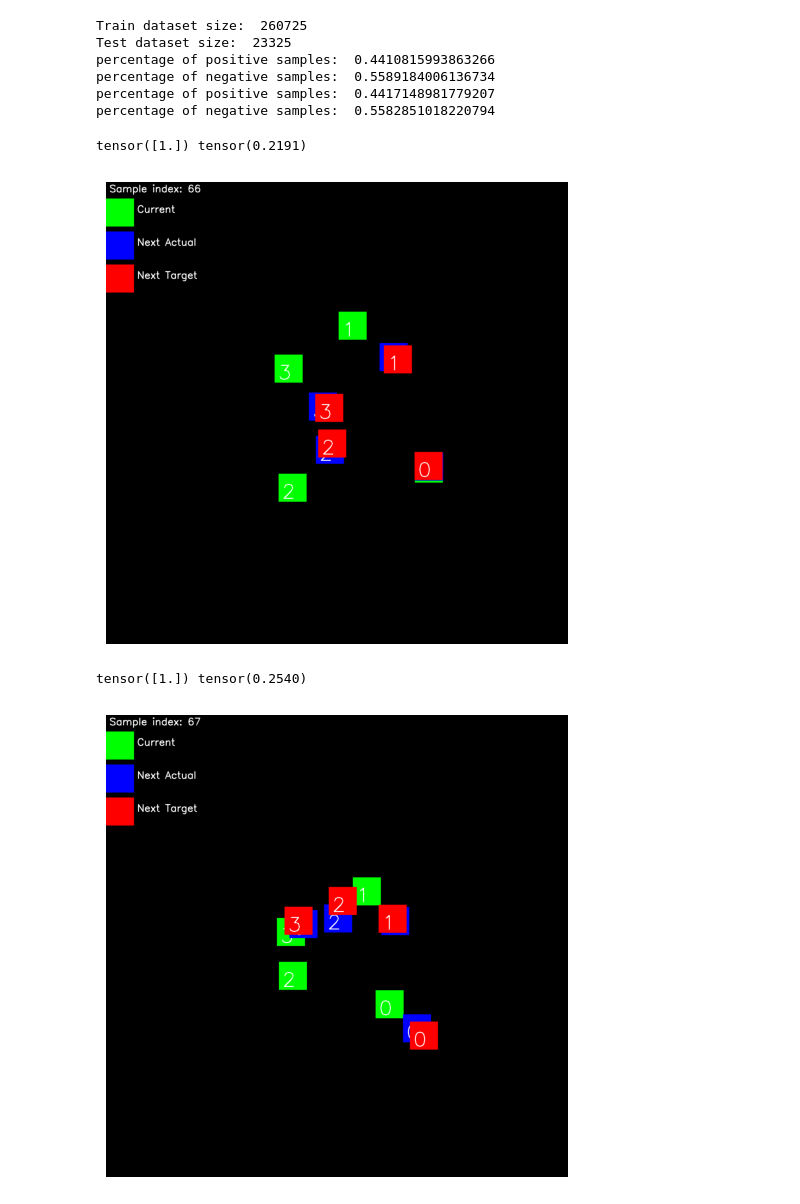
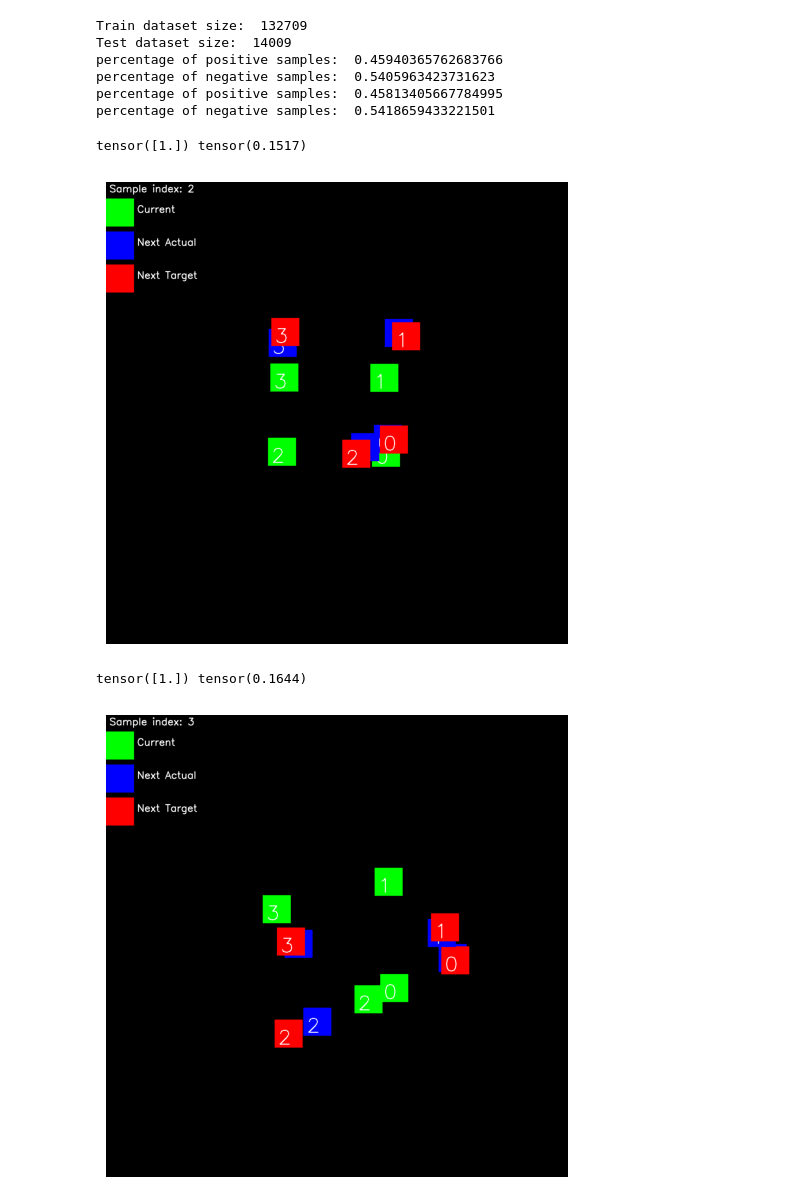
Before and after one commit to Atarilab/esfal, a Jupyter notebook: project/learning_jump_feasibility/test_data.ipynb, the cells around one changed output. Drawn from its saved outputs; the diff is of its cells as text; code cells hidden in the pictures.

```diff
--- a/project/learning_jump_feasibility/test_data.ipynb
+++ b/project/learning_jump_feasibility/test_data.ipynb
@@ -1,6 +1,6 @@
 # %%
-TRAIN_DATA_PATH = "/home/atari_ws/data/learning_jump_feasibility/train/data.npz"
-TEST_DATA_PATH = "/home/atari_ws/esfal/data/learning_jump_feasibility/test/data.npz"
+TRAIN_DATA_PATH = "/home/akizhanov/esfal/data/learning_jump_feasibility/train/data"
+TEST_DATA_PATH = "/home/akizhanov/esfal/data/learning_jump_feasibility/test/data"
 
 from data.dataset_supervised import DatasetFactory
 from utils.config import Config
@@ -21,7 +21,7 @@ data_cfg = {
     }
 
 train_dataset = DatasetFactory.get("classifier", data_cfg)
-# train_dataset = DatasetFactory.get("regressor", data_cfg)
+# # train_dataset = DatasetFactory.get("regressor", data_cfg)
 print("Train dataset size: ", len(train_dataset))
 
 data_cfg['data_path'] = TEST_DATA_PATH
@@ -55,22 +55,22 @@ for i in range(len(test_dataset)):
 print("percentage of positive samples: ", num_pos / len(test_dataset))
 print("percentage of negative samples: ", num_neg / len(test_dataset))
 # %% [output]
-Train dataset size:  260725
-Test dataset size:  23325
-percentage of positive samples:  0.4410815993863266
-percentage of negative samples:  0.5589184006136734
-percentage of positive samples:  0.4417148981779207
-percentage of negative samples:  0.5582851018220794
+Train dataset size:  132709
+Test dataset size:  14009
+percentage of positive samples:  0.45940365762683766
+percentage of negative samples:  0.5405963423731623
+percentage of positive samples:  0.45813405667784995
+percentage of negative samples:  0.5418659433221501
 # %%
 def plot_contact_loc(sample_idx):
-    i = train_dataset.id_success[sample_idx]
+    i = test_dataset.id_success[sample_idx]
 
-    cur_contact_loc = train_dataset.feet_contact[i].numpy().reshape(4, 3)[:, 0:2]
-    next_contact_loc = train_dataset.next_feet_contact[i].numpy().reshape(4, 3)[:, 0:2]
-    target_contact_loc = train_dataset.target_contact[i].numpy().reshape(4, 3)[:, 0:2]
+    cur_contact_loc = test_dataset.feet_contact[i].numpy().reshape(4, 3)[:, 0:2]
+    next_contact_loc = test_dataset.next_feet_contact[i].numpy().reshape(4, 3)[:, 0:2]
+    target_contact_loc = test_dataset.target_contact[i].numpy().reshape(4, 3)[:, 0:2]
 
-    label = train_dataset[sample_idx]['target']
-    norm_dist = train_dataset[sample_idx]['norm_dist']
+    label = test_dataset[sample_idx]['target']
+    norm_dist = test_dataset[sample_idx]['norm_dist']
     print(label, norm_dist)
 
     contact_loc = (cur_contact_loc * 800).astype(np.int32)
@@ -112,38 +112,38 @@ def plot_contact_loc(sample_idx):
 
     # add legend
     cv2.rectangle(canvas, (0, 50), (stone_size, 50 + stone_size), (0, 255, 0), -1)
     cv2.putText(canvas, "Current", (stone_size + 10, 50 + stone_size//2), cv2.FONT_HERSHEY_SIMPLEX, 1, (255, 255, 255), 2)
 
     cv2.rectangle(canvas, (0, 150), (stone_size, 150 + stone_size), (0, 0, 255), -1)
     cv2.putText(canvas, "Next Actual", (stone_size + 10, 150 + stone_size//2), cv2.FONT_HERSHEY_SIMPLEX, 1, (255, 255, 255), 2)
 
     cv2.rectangle(canvas, (0, 250), (stone_size, 250 + stone_size), (255, 0, 0), -1)
     cv2.putText(canvas, "Next Target", (stone_size + 10, 250 + stone_size//2), cv2.FONT_HERSHEY_SIMPLEX, 1, (255, 255, 255), 2)
 
     # add sample index
     cv2.putText(canvas, f"Sample index: {sample_idx}", (10, 30), cv2.FONT_HERSHEY_SIMPLEX, 1, (255, 255, 255), 2)
 
     return canvas
 
-id = 66
+id = 2
 canv = plot_contact_loc(id)
 plt.figure(figsize=(6, 6))
 plt.imshow(canv)
 plt.axis('off')
 plt.grid(False)
 plt.show()
 
 canv = plot_contact_loc(id+1)
 plt.figure(figsize=(6, 6))
 plt.imshow(canv)
 plt.axis('off')
 plt.grid(False)
 plt.show()
 # %% [output]
-tensor([1.]) tensor(0.2191)
+tensor([1.]) tensor(0.1517)
-[figure, old version]
+[figure, new version]
-tensor([1.]) tensor(0.2540)
+tensor([1.]) tensor(0.1644)
-[figure, old version]
+[figure, new version]
 # %%
 import os
 import glob
```
Also changed, not shown: parts of 5 cells of this notebook, 20 other files.
